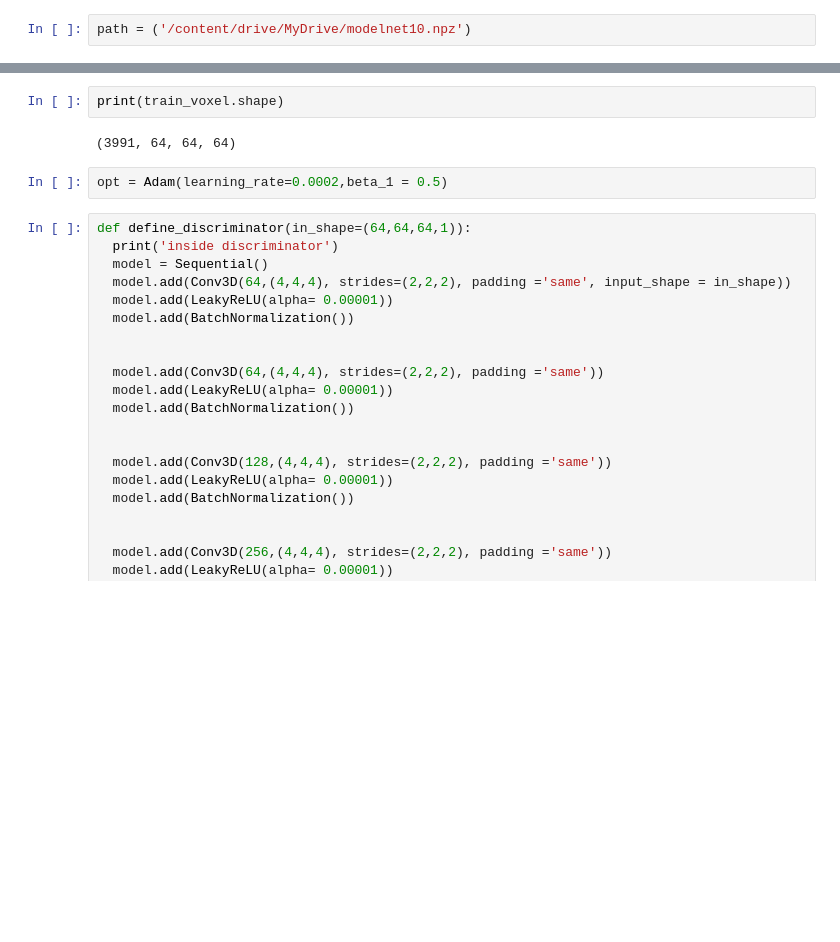
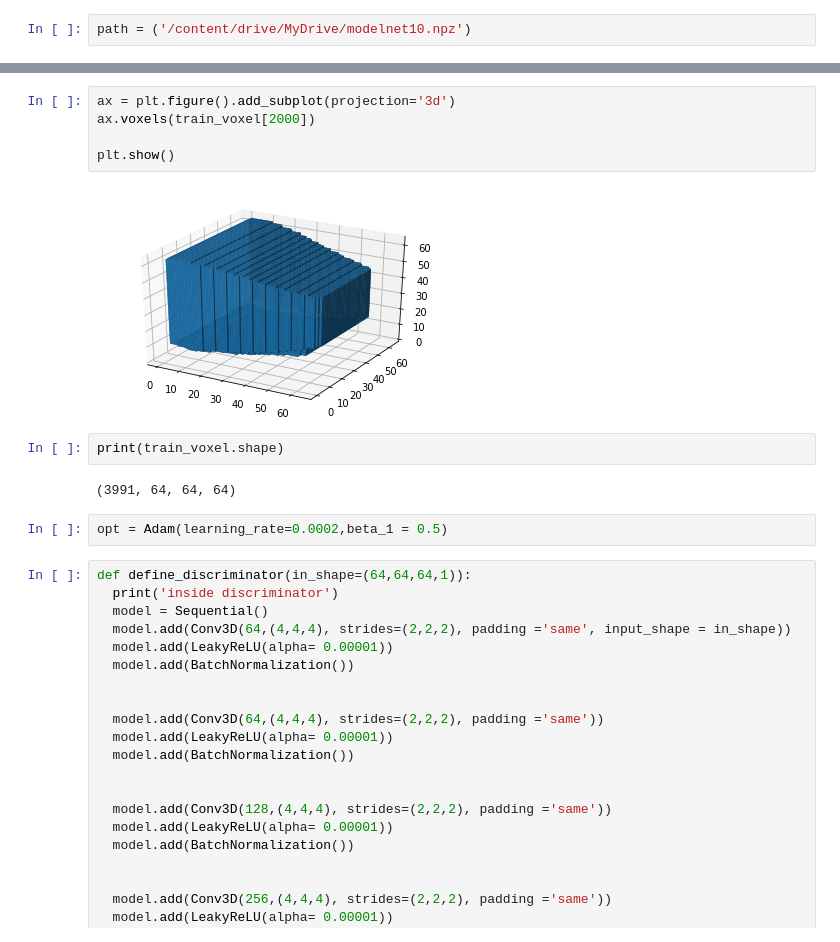
Before and after one commit to shilz1007/shilz1007, a Jupyter notebook: 3D_Assignment.ipynb, the cells around one changed output, grey strips where cells are left out. Saved outputs shown, nothing was run; the diff lists cells and outputs as text; blank space fills up the shorter version.

```diff
--- a/3D_Assignment.ipynb
+++ b/3D_Assignment.ipynb
@@ -23,3 +44,10 @@ class_map = data["class_map"] # Dictionary mapping the labels to their class nam
+# %%
+ax = plt.figure().add_subplot(projection='3d')
+ax.voxels(train_voxel[2000])
+
+plt.show()
+# %% [output]
+[figure, added]
 # %%
 print(train_voxel.shape)
 # %% [output]
```
Also changed, not shown: parts of 17 cells of this notebook.
